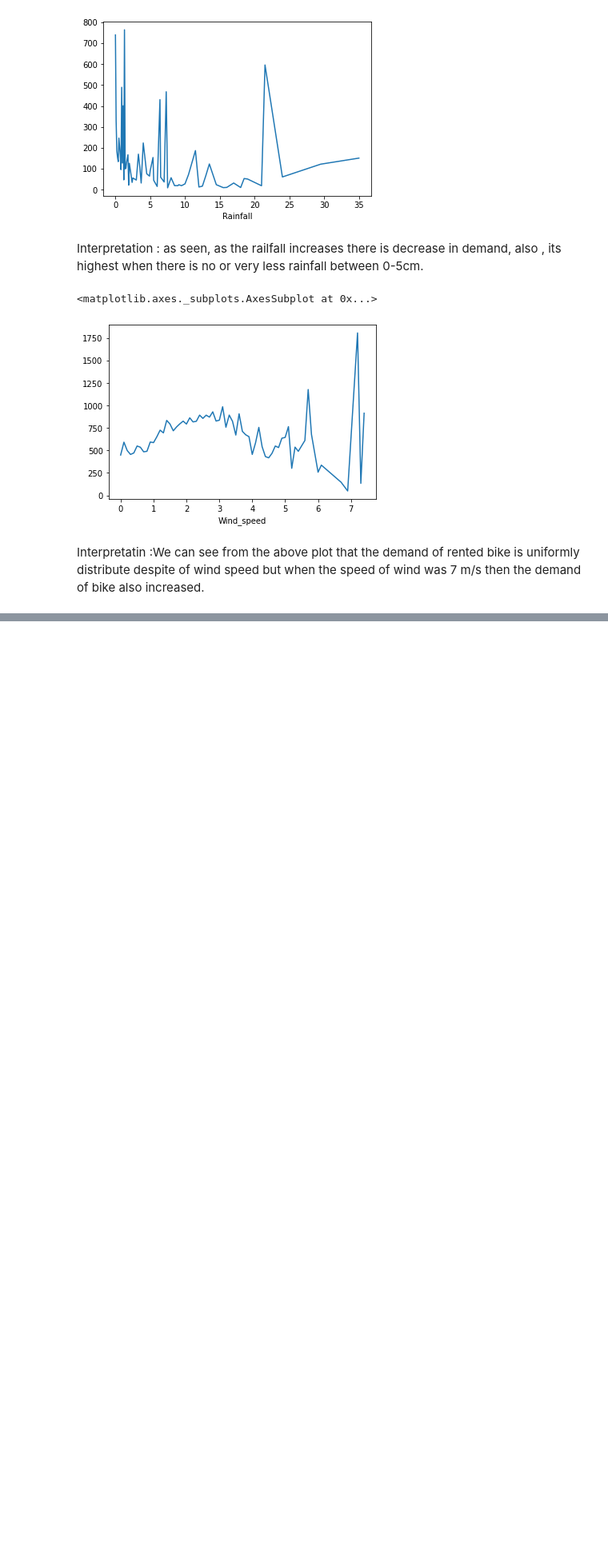
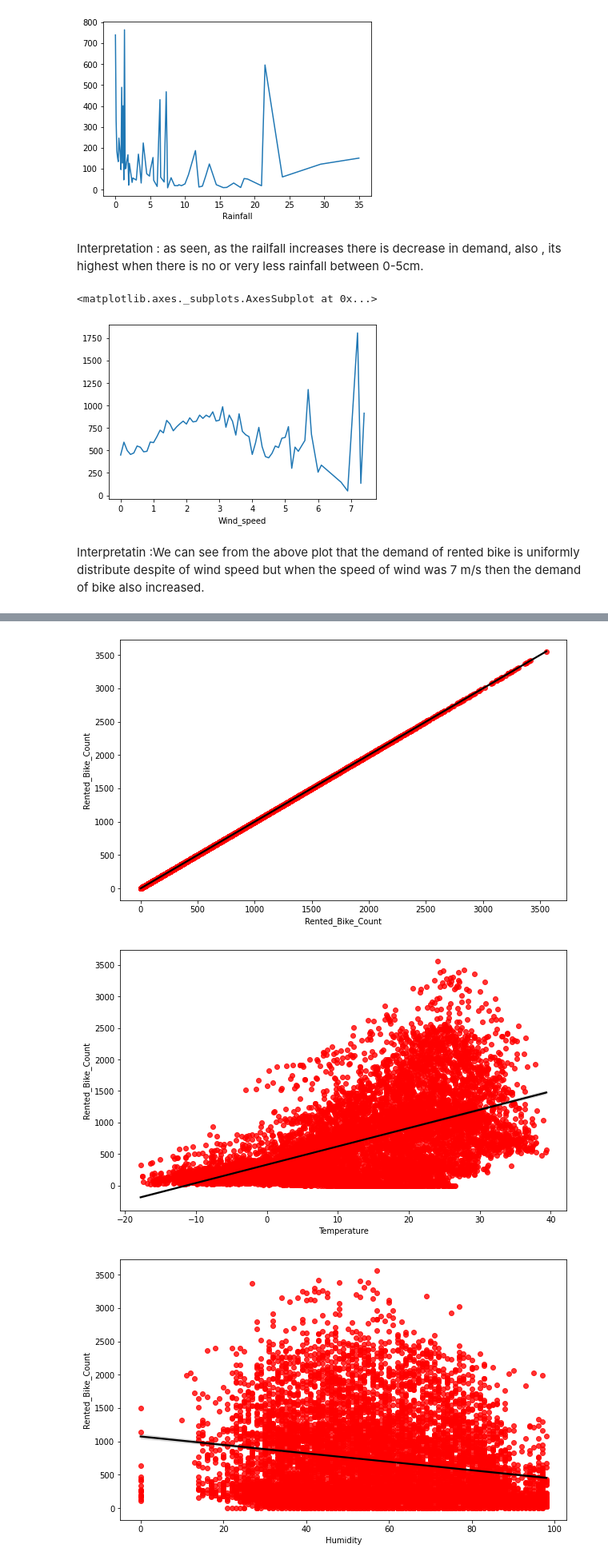
Before and after one commit to Shubhamprasad1995/Bike-Sharing-Demand-Prediction-, a Jupyter notebook: Bike_Sharing_Demand_Prediction_.ipynb, the cells around one changed output, grey strips where cells are left out. Shown at 80% size. Drawn from its saved outputs; the diff is of its cells as text; code cells hidden in the pictures; blank space fills up the shorter version.

```diff
--- a/Bike_Sharing_Demand_Prediction_.ipynb
+++ b/Bike_Sharing_Demand_Prediction_.ipynb
@@ -424,0 +426,9 @@ Interpretatin :We can see from the above plot that the demand of rented bike is
+# %%
+#printing the regression plot for all the numerical features
+for col in numerical_features:
+  fig,ax=plt.subplots(figsize=(10,6))
+  sns.regplot(x=bike_df[col],y=bike_df['Rented_Bike_Count'],scatter_kws={"color": 'Red'}, line_kws={"color": "black"})
+# %% [output]
+[figure, added]
+[figure, added]
+[figure, added]
```
Also changed, not shown: parts of 29 cells of this notebook.
